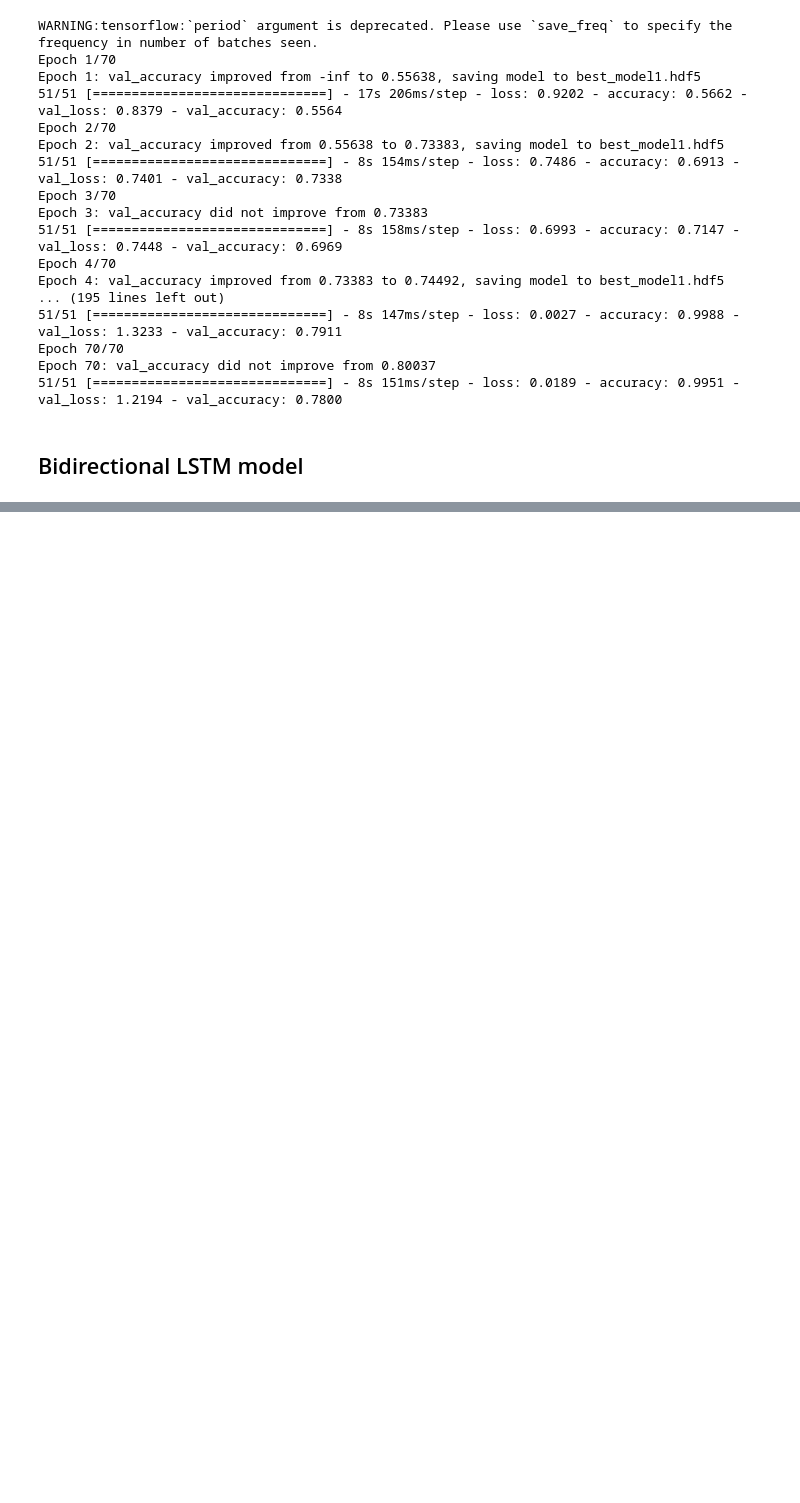
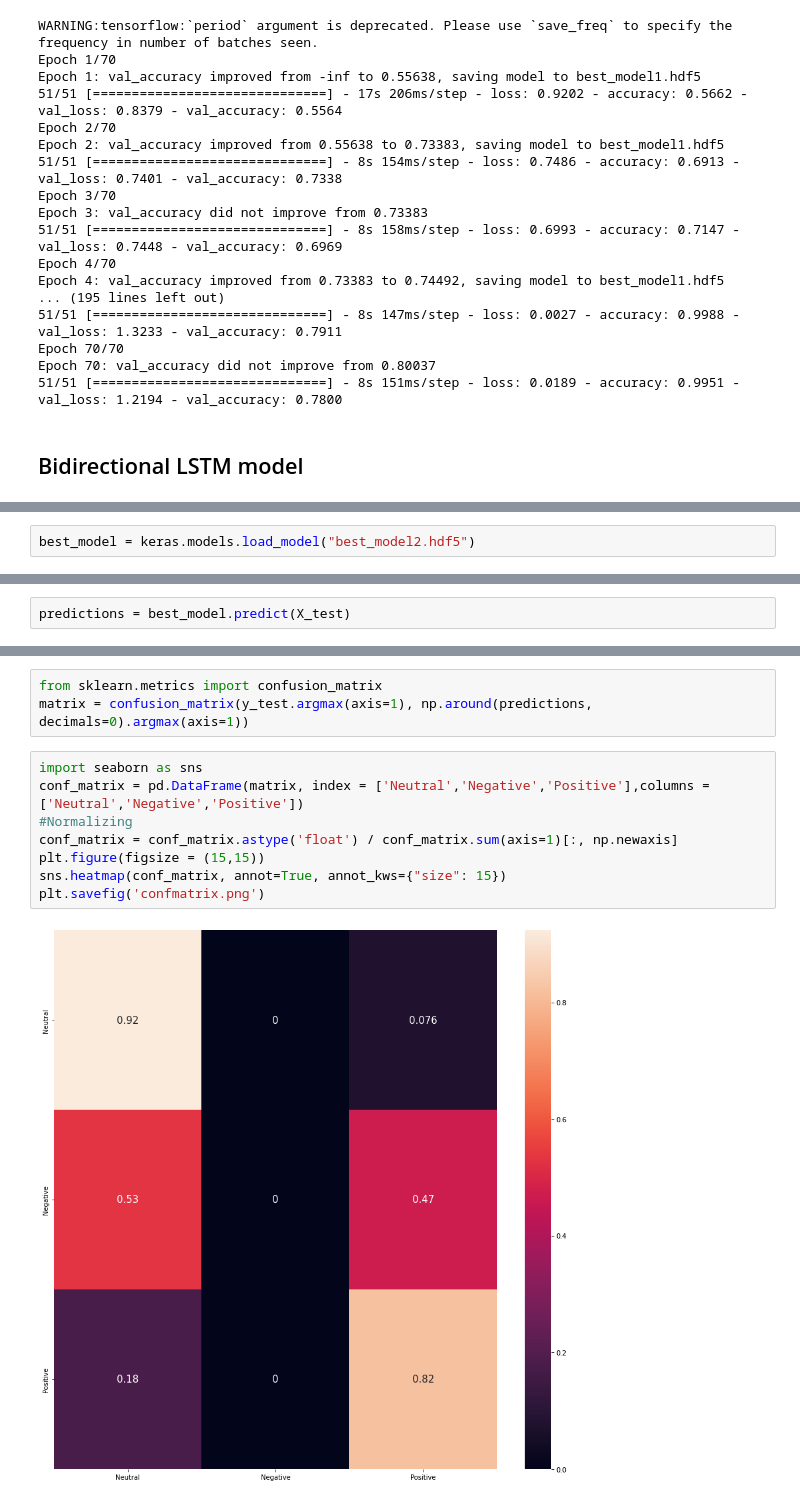
Before and after one commit to yeva-190/Armenian-political-analysis-with-sentiment-analysis, a Jupyter notebook: sentiment_analysis.ipynb, the cells around one changed output, grey strips where cells are left out. Drawn from its saved outputs; the diff is of its cells as text; blank space fills up the shorter version.

```diff
--- a/sentiment_analysis.ipynb
+++ b/sentiment_analysis.ipynb
@@ -262,0 +324,2 @@ Epoch 70: val_accuracy did not improve from 0.80037
+# %%
+best_model = keras.models.load_model("best_model2.hdf5")
@@ -262,0 +332,2 @@ Epoch 70: val_accuracy did not improve from 0.80037
+# %%
+predictions = best_model.predict(X_test)
@@ -262,0 +336,13 @@ Epoch 70: val_accuracy did not improve from 0.80037
+# %%
+from sklearn.metrics import confusion_matrix
+matrix = confusion_matrix(y_test.argmax(axis=1), np.around(predictions, decimals=0).argmax(axis=1))
+# %%
+import seaborn as sns
+conf_matrix = pd.DataFrame(matrix, index = ['Neutral','Negative','Positive'],columns = ['Neutral','Negative','Positive'])
+#Normalizing
+conf_matrix = conf_matrix.astype('float') / conf_matrix.sum(axis=1)[:, np.newaxis]
+plt.figure(figsize = (15,15))
+sns.heatmap(conf_matrix, annot=True, annot_kws={"size": 15})
+plt.savefig('confmatrix.png')
+# %% [output]
+[figure, added]
```
Also changed, not shown: parts of 6 cells of this notebook, 1 other file.
